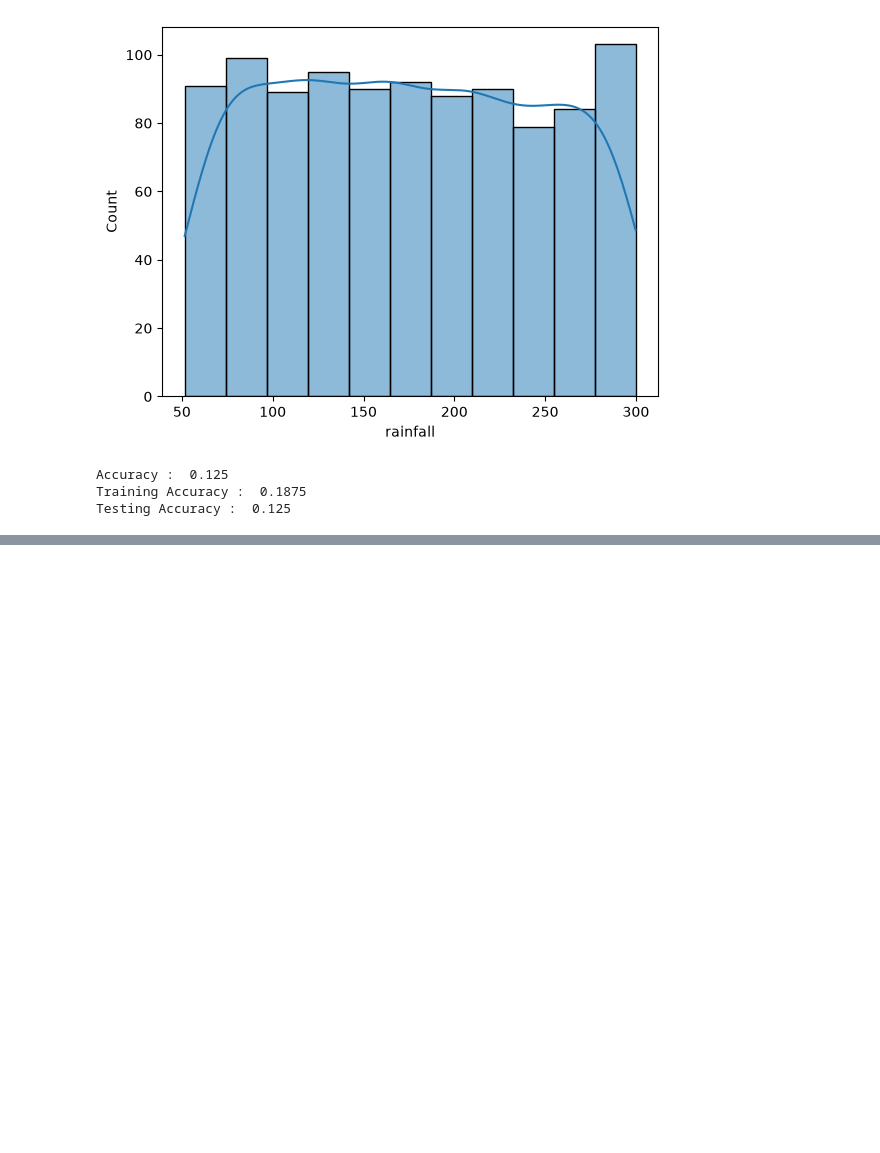
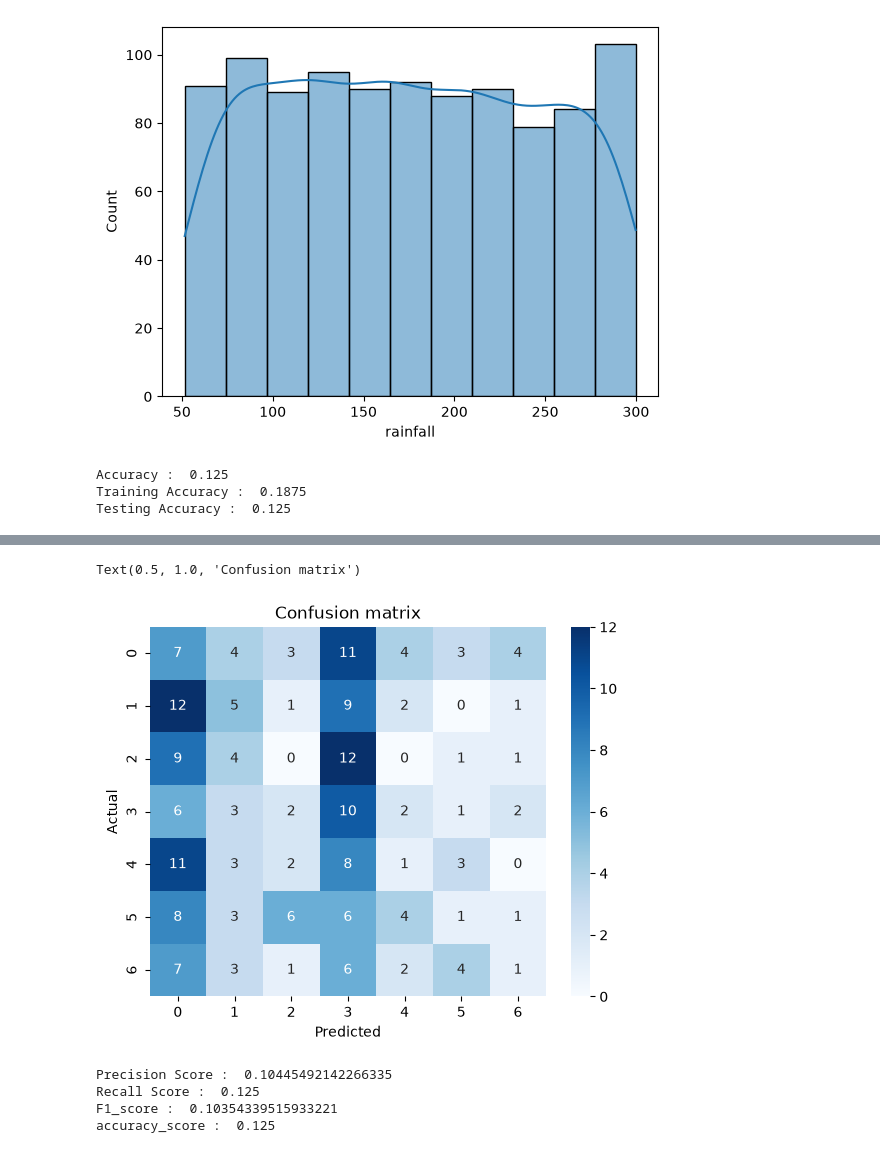
Before and after one commit to sandeshKumar18/Crop-Prediction-Models, a Jupyter notebook: logisticRegressionModel.ipynb, the cells around one changed output, grey strips where cells are left out. Saved outputs shown, nothing was run; the diff lists cells and outputs as text; code cells hidden in the pictures; blank space fills up the shorter version.

```diff
--- a/logisticRegressionModel.ipynb
+++ b/logisticRegressionModel.ipynb
@@ -91,3 +91,8 @@ print("Testing Accuracy : ", testing_accuracy)
 Accuracy :  0.125
 Training Accuracy :  0.1875
 Testing Accuracy :  0.125
+# %%
+from sklearn.metrics import confusion_matrix
+
+cm = confusion_matrix(y_test,predictions)
+print(cm)
@@ -93,0 +107,28 @@ Testing Accuracy :  0.125
+# %%
+sns.heatmap(cm,annot=True,fmt="d",cmap="Blues")
+plt.xlabel("Predicted")
+plt.ylabel("Actual")
+plt.title("Confusion matrix")
+
+plt.show
+# %% [output]
+Text(0.5, 1.0, 'Confusion matrix')
+[figure, added]
+# %%
+from sklearn.metrics import precision_score
+from sklearn.metrics import recall_score
+from sklearn.metrics import f1_score
+
+ps = precision_score(y_test,predictions,average="weighted")
+rs = recall_score(y_test,predictions,average="weighted")
+fs = f1_score(y_test,predictions,average="weighted")
+a_s = accuracy_score(y_test,predictions)
+print("Precision Score : ", ps)
+print("Recall Score : ", rs)
+print("F1_score : ",fs)
+print("accuracy_score : ",a_s)
+# %% [output]
+Precision Score :  0.10445492142266335
+Recall Score :  0.125
+F1_score :  0.10354339515933221
+accuracy_score :  0.125
```
Also changed, not shown: parts of 2 cells of this notebook, 1 other file.
